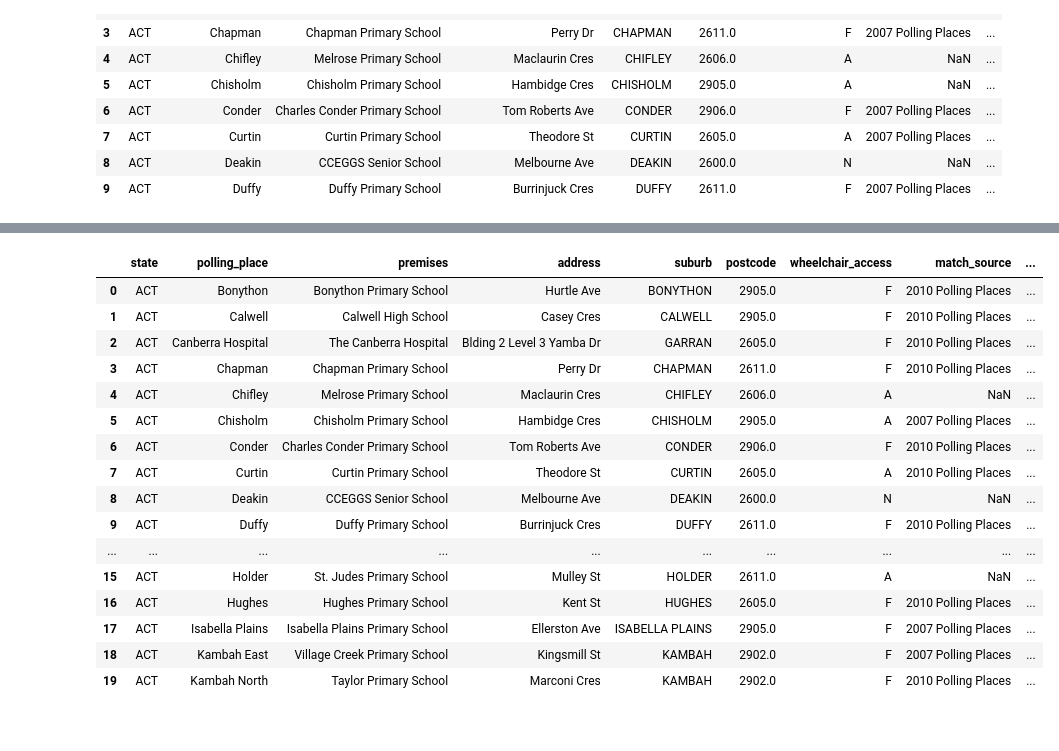
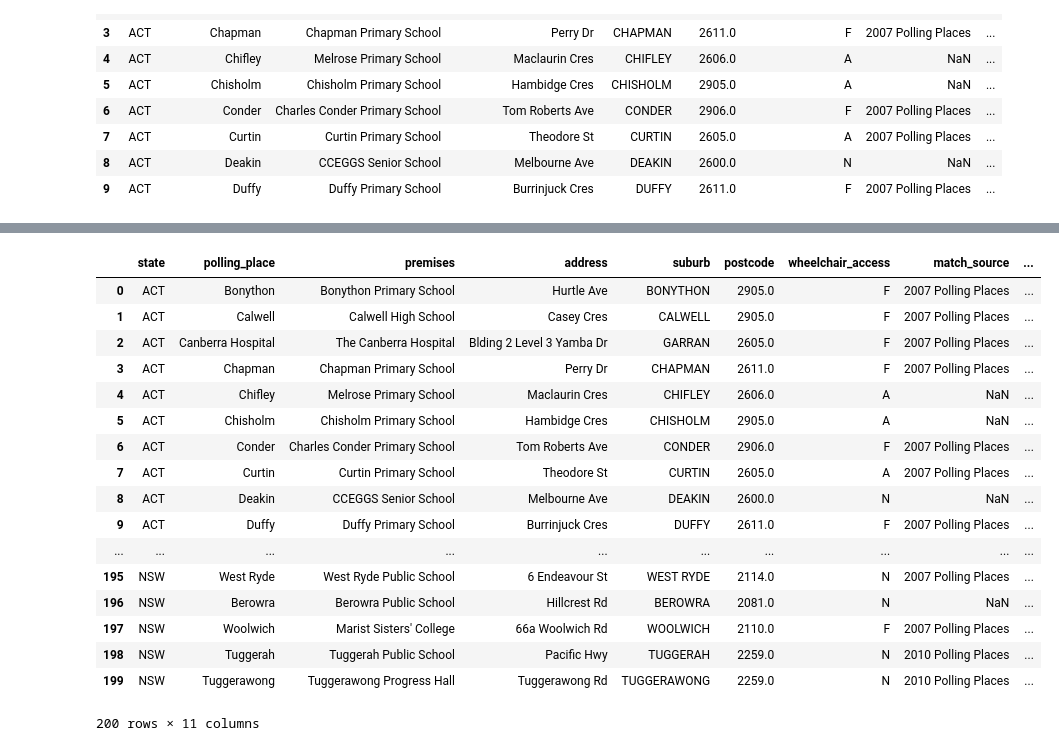
Before and after one commit to jaketclarke/australian_referenda, a Jupyter notebook: referenda_1999_geocode_polling_places.ipynb, the cells around one changed output, grey strips where cells are left out. Drawn from its saved outputs; the diff is of its cells as text; code cells hidden in the pictures.

```diff
--- a/referenda_1999_geocode_polling_places.ipynb
+++ b/referenda_1999_geocode_polling_places.ipynb
@@ -204,7 +220,7 @@ df_pp.head(3)
 
 df_pp_1999_unmatched = df_pp_1999[df_pp_1999.match_source.isnull()]
 
-df_pp_1999_matches = match_polling_places(df_pp_1999, df_pp, settings)
-# df_pp_1999.update(df_pp_1999_matches)
+df_pp_1999_matches = match_polling_places(df_pp_1999_unmatched, df_pp, settings)
+df_pp_1999.update(df_pp_1999_matches)
 # %% [output]
 num rows: 8248
@@ -222,20 +227,21 @@ num rows: 8248
 # %%
-df_pp_1999.head(20)
+df_pp_1999.head(200)
 # %% [output]
 |  | state | polling_place | premises | address | suburb | postcode | wheelchair_access | match_source | ... |
-| 0 | ACT | Bonython | Bonython Primary School | Hurtle Ave | BONYTHON | 2905.0 | F | 2010 Polling Places | ... |
-| 1 | ACT | Calwell | Calwell High School | Casey Cres | CALWELL | 2905.0 | F | 2010 Polling Places | ... |
-| 2 | ACT | Canberra Hospital | The Canberra Hospital | Blding 2 Level 3 Yamba Dr | GARRAN | 2605.0 | F | 2010 Polling Places | ... |
-| 3 | ACT | Chapman | Chapman Primary School | Perry Dr | CHAPMAN | 2611.0 | F | 2010 Polling Places | ... |
+| 0 | ACT | Bonython | Bonython Primary School | Hurtle Ave | BONYTHON | 2905.0 | F | 2007 Polling Places | ... |
+| 1 | ACT | Calwell | Calwell High School | Casey Cres | CALWELL | 2905.0 | F | 2007 Polling Places | ... |
+| 2 | ACT | Canberra Hospital | The Canberra Hospital | Blding 2 Level 3 Yamba Dr | GARRAN | 2605.0 | F | 2007 Polling Places | ... |
+| 3 | ACT | Chapman | Chapman Primary School | Perry Dr | CHAPMAN | 2611.0 | F | 2007 Polling Places | ... |
 | 4 | ACT | Chifley | Melrose Primary School | Maclaurin Cres | CHIFLEY | 2606.0 | A | NaN | ... |
-| 5 | ACT | Chisholm | Chisholm Primary School | Hambidge Cres | CHISHOLM | 2905.0 | A | 2007 Polling Places | ... |
-| 6 | ACT | Conder | Charles Conder Primary School | Tom Roberts Ave | CONDER | 2906.0 | F | 2010 Polling Places | ... |
-| 7 | ACT | Curtin | Curtin Primary School | Theodore St | CURTIN | 2605.0 | A | 2010 Polling Places | ... |
+| 5 | ACT | Chisholm | Chisholm Primary School | Hambidge Cres | CHISHOLM | 2905.0 | A | NaN | ... |
+| 6 | ACT | Conder | Charles Conder Primary School | Tom Roberts Ave | CONDER | 2906.0 | F | 2007 Polling Places | ... |
+| 7 | ACT | Curtin | Curtin Primary School | Theodore St | CURTIN | 2605.0 | A | 2007 Polling Places | ... |
 | 8 | ACT | Deakin | CCEGGS Senior School | Melbourne Ave | DEAKIN | 2600.0 | N | NaN | ... |
-| 9 | ACT | Duffy | Duffy Primary School | Burrinjuck Cres | DUFFY | 2611.0 | F | 2010 Polling Places | ... |
+| 9 | ACT | Duffy | Duffy Primary School | Burrinjuck Cres | DUFFY | 2611.0 | F | 2007 Polling Places | ... |
 | ... | ... | ... | ... | ... | ... | ... | ... | ... | ... |
-| 15 | ACT | Holder | St. Judes Primary School | Mulley St | HOLDER | 2611.0 | A | NaN | ... |
-| 16 | ACT | Hughes | Hughes Primary School | Kent St | HUGHES | 2605.0 | F | 2010 Polling Places | ... |
-| 17 | ACT | Isabella Plains | Isabella Plains Primary School | Ellerston Ave | ISABELLA PLAINS | 2905.0 | F | 2007 Polling Places | ... |
-| 18 | ACT | Kambah East | Village Creek Primary School | Kingsmill St | KAMBAH | 2902.0 | F | 2007 Polling Places | ... |
-| 19 | ACT | Kambah North | Taylor Primary School | Marconi Cres | KAMBAH | 2902.0 | F | 2010 Polling Places | ... |
+| 195 | NSW | West Ryde | West Ryde Public School | 6 Endeavour St | WEST RYDE | 2114.0 | N | 2007 Polling Places | ... |
+| 196 | NSW | Berowra | Berowra Public School | Hillcrest Rd | BEROWRA | 2081.0 | N | NaN | ... |
+| 197 | NSW | Woolwich | Marist Sisters' College | 66a Woolwich Rd | WOOLWICH | 2110.0 | F | 2007 Polling Places | ... |
+| 198 | NSW | Tuggerah | Tuggerah Public School | Pacific Hwy | TUGGERAH | 2259.0 | N | 2010 Polling Places | ... |
+| 199 | NSW | Tuggerawong | Tuggerawong Progress Hall | Tuggerawong Rd | TUGGERAWONG | 2259.0 | N | 2010 Polling Places | ... |
+200 rows × 11 columns
```
Also changed, not shown: parts of 3 cells of this notebook.
